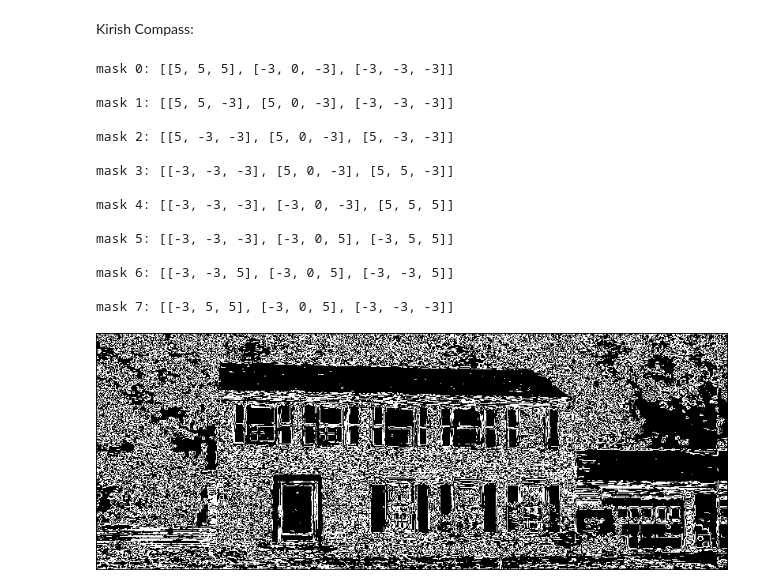
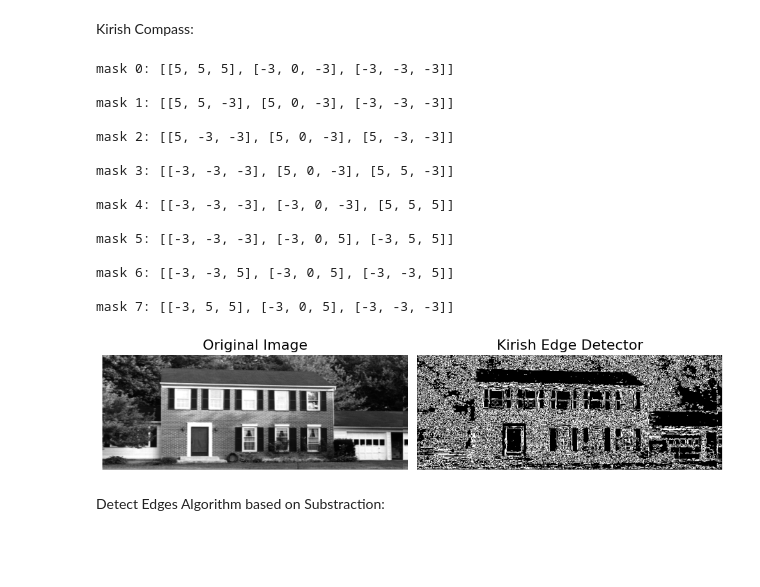
Before and after one commit to SamaMostafa03/Image_Processing_Algo, a Jupyter notebook: Edge-Detector/edges.ipynb, the cells around one changed output. Drawn from its saved outputs; the diff is of its cells as text; code cells hidden in the pictures; blank space fills up the shorter version.

```diff
--- a/Edge-Detector/edges.ipynb
+++ b/Edge-Detector/edges.ipynb
@@ -21,0 +26,16 @@ Shape: (300, 800)
+# %%
+def show_results(output_array,output_image_name,input_image_array=input_image):
+    Image.fromarray(output_array.astype(np.uint8)).save(output_image_name+"_image.bmp")
+    plt.figure(figsize=(10, 5))
+    # Original image
+    plt.subplot(1, 2, 1)
+    plt.imshow(np.array(input_image_array), cmap="gray")
+    plt.title("Original Image", fontsize=16)
+    plt.axis("off")
+    # detector Image
+    plt.subplot(1, 2, 2)
+    plt.imshow(output_array, cmap="gray")
+    plt.title(output_image_name+" Edge Detector", fontsize=16)
+    plt.axis("off")
+    plt.tight_layout()
+    plt.show()
@@ -82,8 +145,7 @@ def detect_edges_in_2_directions(masks_2_directions,image_array):
 # %% [markdown]
 Detect Edges Algorithm in All 8 Directions:
 # %%
-import math
-def detect_edges(masks_8_directions,image_array):
+def detect_edges_in_8_directions(masks_8_directions,image_array):
     threshold = 0
     output_array = np.zeros_like(image_array)
     for row in range(1, height - 1):
@@ -160,32 +174,33 @@ Kirish Compass:
 # %%
 kirish_mask = np.array([
     [5, 5, 5],
     [-3, 0, -3],
     [-3, -3, -3]
 ])
 
 kirish_8_directions = generate_mask_in_all_directions(kirish_mask)
 for direction, mask in enumerate(kirish_8_directions):
     print(f"mask {direction}: {mask.tolist()}\n")
 
-output_array = detect_edges(kirish_8_directions,image_array)
+kirish_array = detect_edges_in_8_directions(kirish_8_directions,image_array)
 
-Image.fromarray(output_array.astype(np.uint8)).save("kirish_edges_image.bmp")
-Image.open("kirish_edges_image.bmp")
+show_results(output_array=kirish_array, output_image_name="Kirish")
 # %% [output]
 mask 0: [[5, 5, 5], [-3, 0, -3], [-3, -3, -3]]
 
 mask 1: [[5, 5, -3], [5, 0, -3], [-3, -3, -3]]
 
 mask 2: [[5, -3, -3], [5, 0, -3], [5, -3, -3]]
 
 mask 3: [[-3, -3, -3], [5, 0, -3], [5, 5, -3]]
 
 mask 4: [[-3, -3, -3], [-3, 0, -3], [5, 5, 5]]
 
 mask 5: [[-3, -3, -3], [-3, 0, 5], [-3, 5, 5]]
 
 mask 6: [[-3, -3, 5], [-3, 0, 5], [-3, -3, 5]]
 
 mask 7: [[-3, 5, 5], [-3, 0, 5], [-3, -3, -3]]
-[figure, old version]
+[figure, new version]
+# %% [markdown]
+Detect Edges Algorithm based on Substraction:
```
Also changed, not shown: parts of 20 cells of this notebook, 6 other files.
